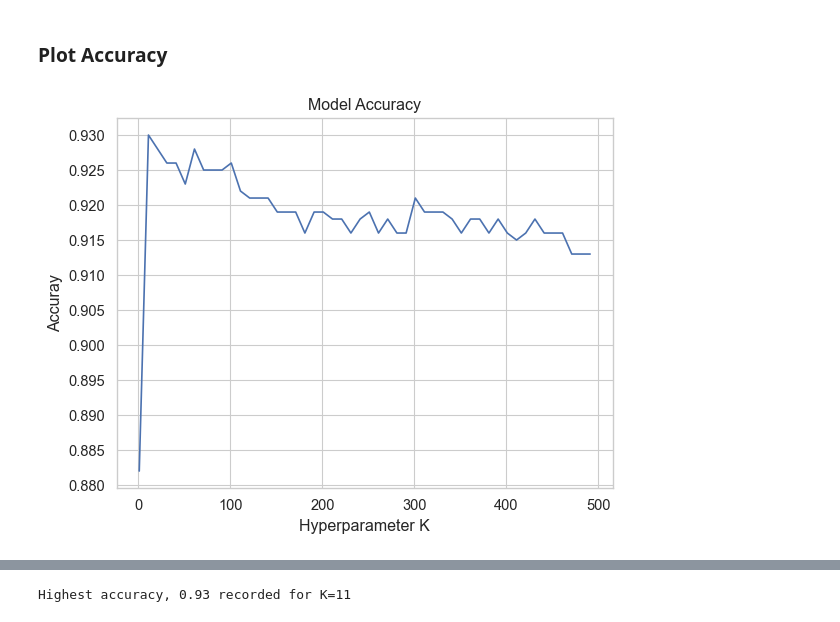
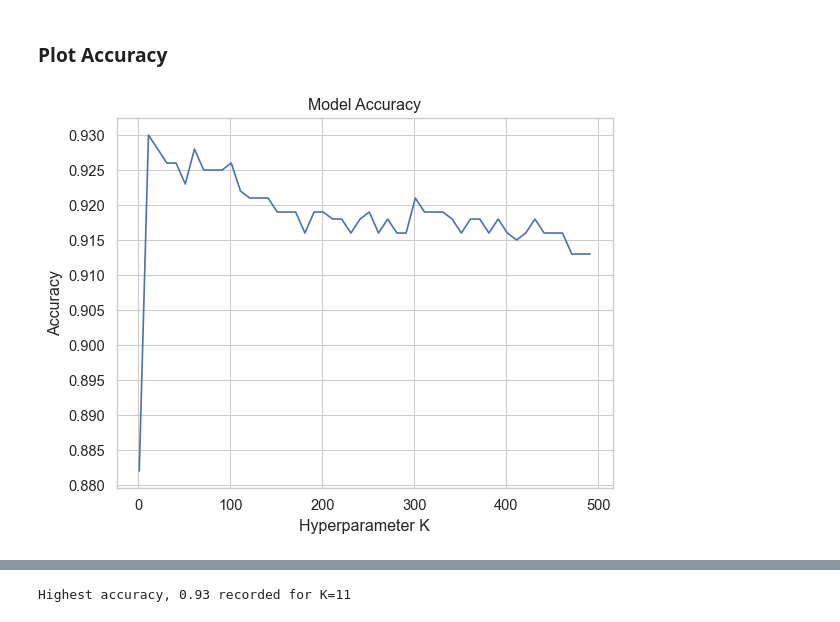
Before and after one commit to DheemanthBhat/ML-Concepts, a Jupyter notebook: 03. K-Nearest Neighbor (KNN)/K-Nearest Neighbor (KNN) - Brute-force V2.ipynb, the cells around one changed output, grey strips where cells are left out. Cells and saved outputs as stored; diff of their text form; code cells hidden in the pictures.

```diff
--- a/3. K-Nearest Neighbor (KNN)/K-Nearest Neighbor (KNN) - Brute-force V2.ipynb
+++ b/03. K-Nearest Neighbor (KNN)/K-Nearest Neighbor (KNN) - Brute-force V2.ipynb
@@ -623,16 +636,16 @@ for K in tqdm(K_range):
 # %%
 x_cords = [K for _, K in acc_k]
 y_cords = [acc for acc, _ in acc_k]
 
 sns.lineplot(x=x_cords, y=y_cords)
 plt.title("Model Accuracy")
 plt.xlabel("Hyperparameter K")
-plt.ylabel("Accuray")
+plt.ylabel("Accuracy")
 plt.yticks(ticks=np.arange(0.88, 0.93, 0.005))
 
 plt.show()
 # %% [output]
-[figure, old version]
+[figure, new version]
 [interactive output not drawn]
 # %%
 acc, K = sorted(acc_k, key=lambda i: i[0], reverse=True)[0]
```
Also changed, not shown: parts of 12 cells of this notebook, 40 other files.
